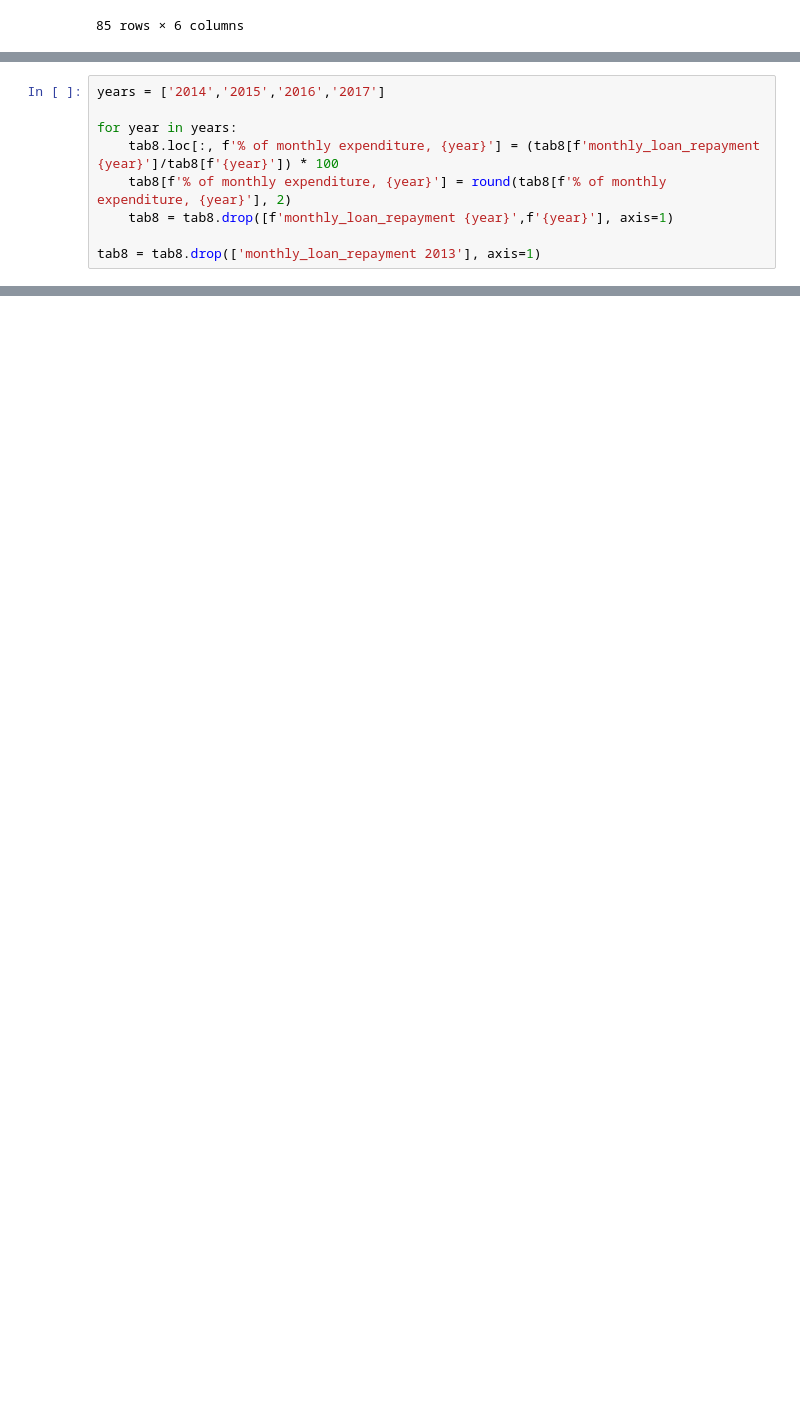
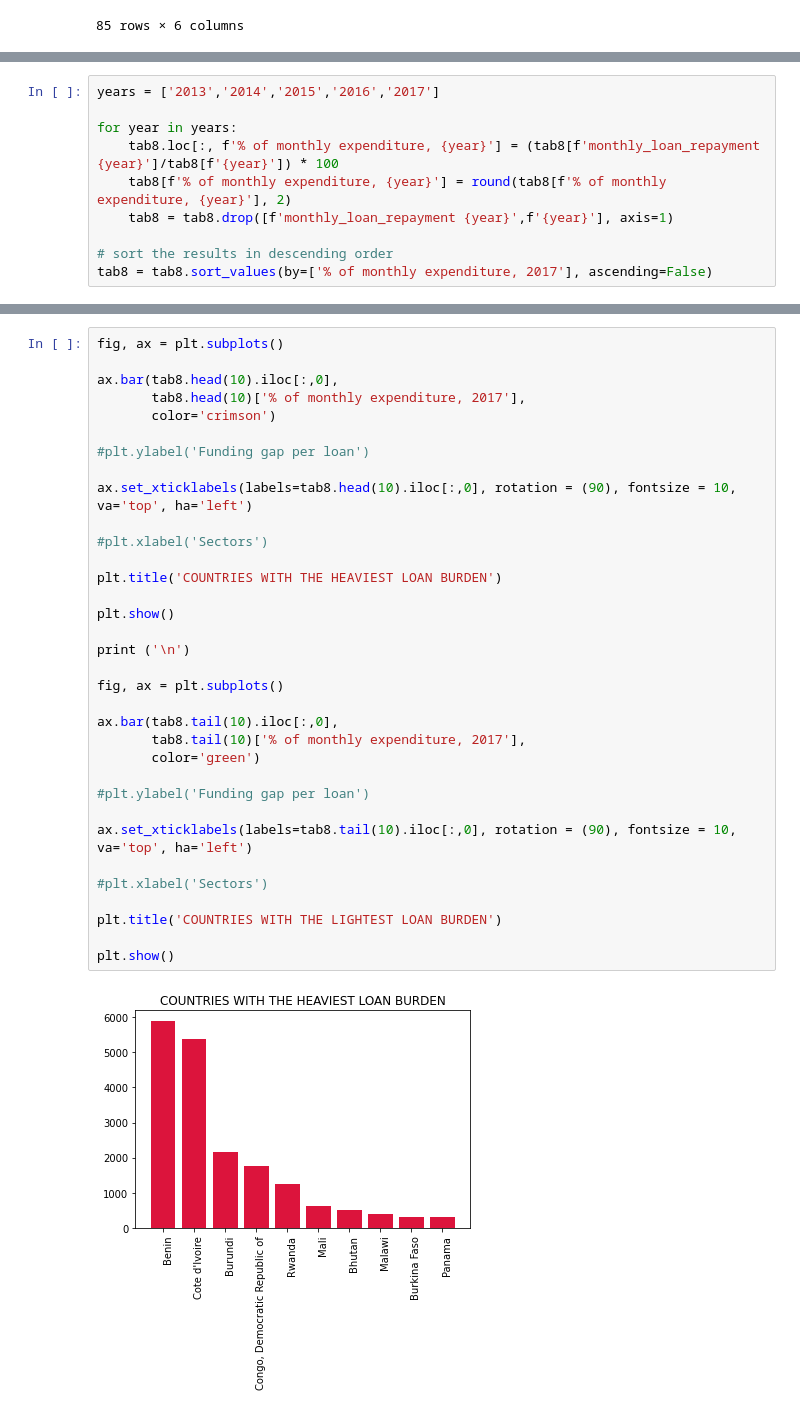
Before and after one commit to CeeThinwa/knowledge-hub, a Jupyter notebook: book/kiva.ipynb, the cells around one changed output, grey strips where cells are left out. Cells and saved outputs as stored; diff of their text form; blank space fills up the shorter version.

```diff
--- a/book/kiva.ipynb
+++ b/book/kiva.ipynb
@@ -1377,9 +1259,10 @@ The shape of tab8 after merge:  (75, 11)
 # %%
-years = ['2014','2015','2016','2017']
+years = ['2013','2014','2015','2016','2017']
 
 for year in years:
     tab8.loc[:, f'% of monthly expenditure, {year}'] = (tab8[f'monthly_loan_repayment {year}']/tab8[f'{year}']) * 100
     tab8[f'% of monthly expenditure, {year}'] = round(tab8[f'% of monthly expenditure, {year}'], 2)
     tab8 = tab8.drop([f'monthly_loan_repayment {year}',f'{year}'], axis=1)
 
-tab8 = tab8.drop(['monthly_loan_repayment 2013'], axis=1)
+# sort the results in descending order
+tab8 = tab8.sort_values(by=['% of monthly expenditure, 2017'], ascending=False)
@@ -1403,0 +1269,36 @@ tab8.head(10)
+# %%
+fig, ax = plt.subplots()
+
+ax.bar(tab8.head(10).iloc[:,0],
+       tab8.head(10)['% of monthly expenditure, 2017'],
+       color='crimson')
+
+#plt.ylabel('Funding gap per loan')
+
+ax.set_xticklabels(labels=tab8.head(10).iloc[:,0], rotation = (90), fontsize = 10, va='top', ha='left')
+
+#plt.xlabel('Sectors')
+
+plt.title('COUNTRIES WITH THE HEAVIEST LOAN BURDEN')
+
+plt.show()
+
+print ('\n')
+
+fig, ax = plt.subplots()
+
+ax.bar(tab8.tail(10).iloc[:,0],
+       tab8.tail(10)['% of monthly expenditure, 2017'],
+       color='green')
+
+#plt.ylabel('Funding gap per loan')
+
+ax.set_xticklabels(labels=tab8.tail(10).iloc[:,0], rotation = (90), fontsize = 10, va='top', ha='left')
+
+#plt.xlabel('Sectors')
+
+plt.title('COUNTRIES WITH THE LIGHTEST LOAN BURDEN')
+
+plt.show()
+# %% [output]
+[figure, added]
```
Also changed, not shown: parts of 27 cells of this notebook.
